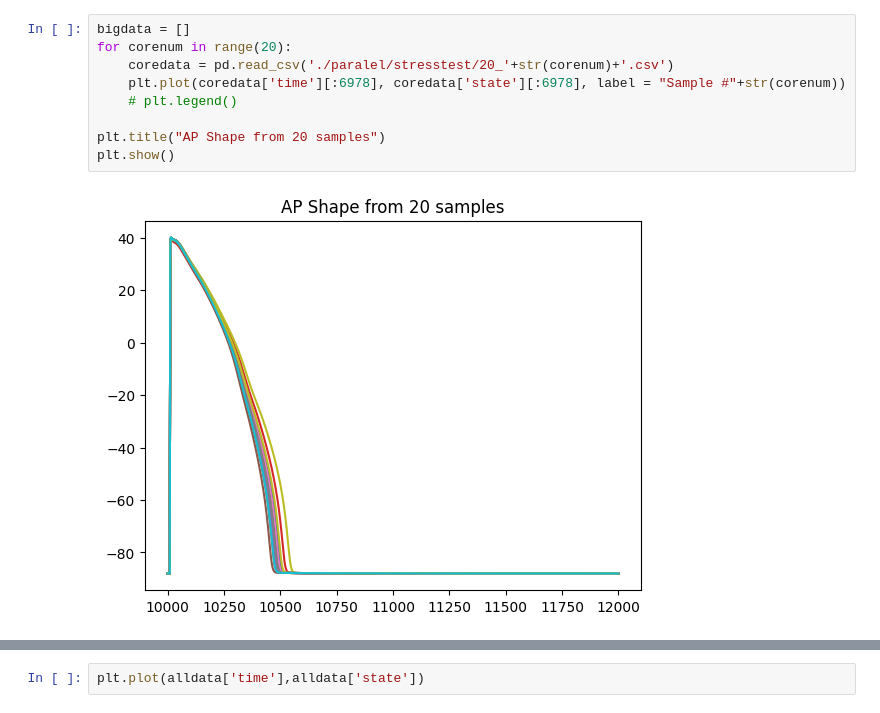
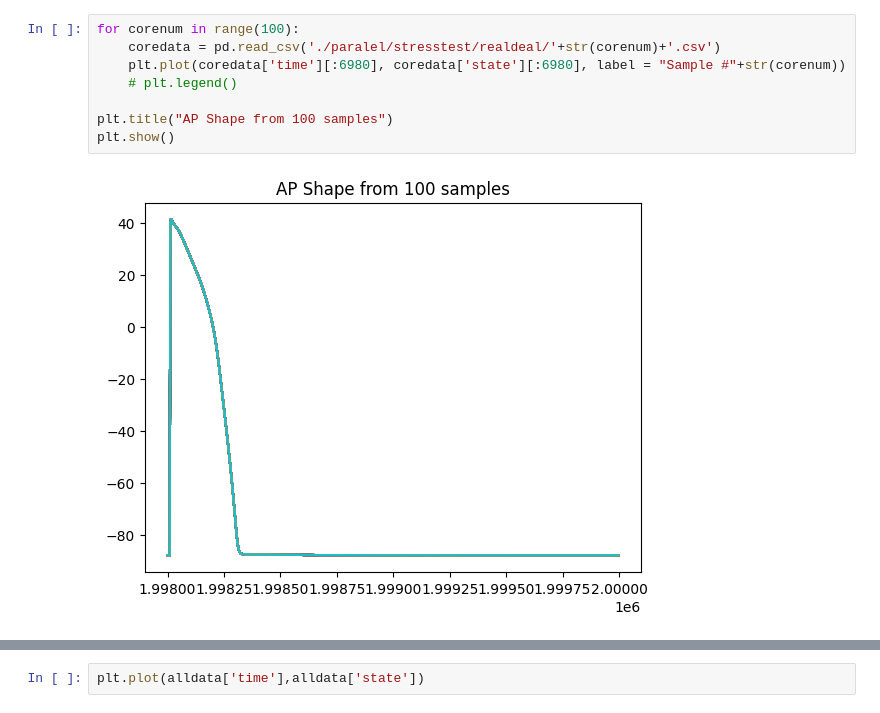
Before and after one commit to IritaSee/gpu_code_ground_up, a Jupyter notebook: result/parse.ipynb, the cells around one changed output, grey strips where cells are left out. Drawn from its saved outputs; the diff is of its cells as text.

```diff
--- a/result/parse.ipynb
+++ b/result/parse.ipynb
@@ -38,11 +38,10 @@ alldata
 # %%
-bigdata = []
-for corenum in range(20):
-    coredata = pd.read_csv('./paralel/stresstest/20_'+str(corenum)+'.csv')
-    plt.plot(coredata['time'][:6978], coredata['state'][:6978], label = "Sample #"+str(corenum))
+for corenum in range(100):
+    coredata = pd.read_csv('./paralel/stresstest/realdeal/'+str(corenum)+'.csv')
+    plt.plot(coredata['time'][:6980], coredata['state'][:6980], label = "Sample #"+str(corenum))
     # plt.legend()
 
-plt.title("AP Shape from 20 samples")
+plt.title("AP Shape from 100 samples")
 plt.show()
 # %% [output]
-[figure, old version]
+[figure, new version]
```
Also changed, not shown: parts of 4 cells of this notebook, 12 other files.
